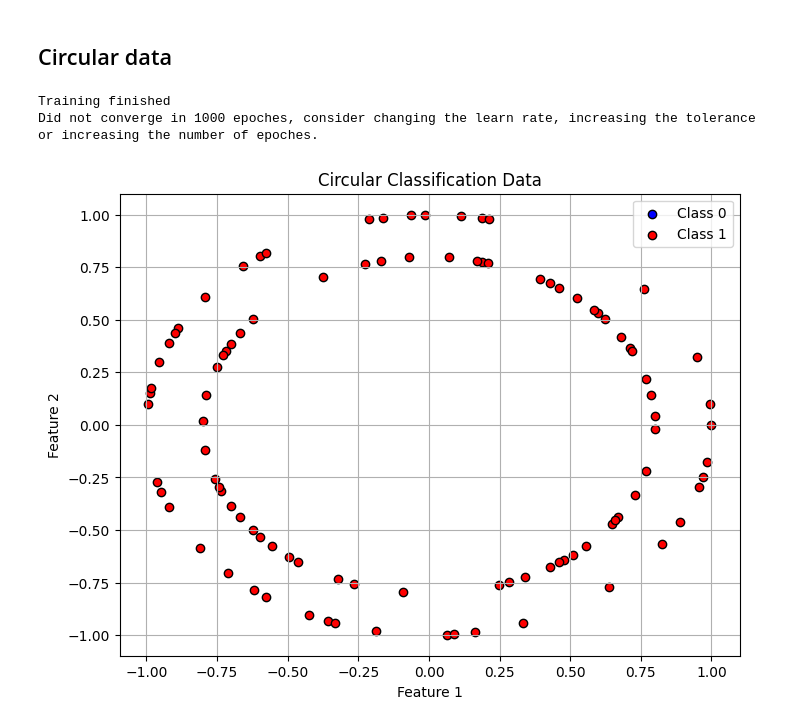
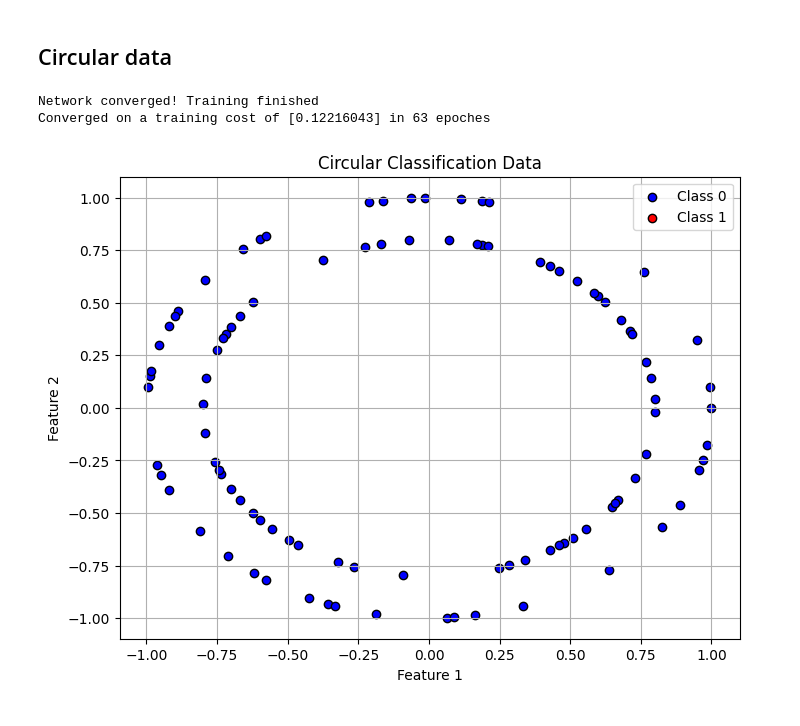
Before and after one commit to jackgoodsall/Learning-Machine-Learning-, a Jupyter notebook: Deep_Learning/SimpleNeuralNetworks/Experimentation/NNScratchTests.ipynb, the cells around one changed output. Drawn from its saved outputs; the diff is of its cells as text; code cells hidden in the pictures.

```diff
--- a/Deep_Learning/SimpleNeuralNetworks/Experimentation/NNScratchTests.ipynb
+++ b/Deep_Learning/SimpleNeuralNetworks/Experimentation/NNScratchTests.ipynb
@@ -44,35 +41,40 @@ print( XOR_Gate.predict(x) )
 # %% [markdown]
 ## Circular data
 # %%
+import NNFunctionUtils
 circularX, circulary = datasets.make_circles(n_samples = 500, random_state = 42)
 
 circularX_train, circularX_test, circulary_train, circulary_test = train_test_split(circularX, circulary, random_state = 42, train_size = 0.8)
 
 
 circularNN = NeuralNetwork()
 
 circularNN.add_input(2)
-circularNN.add_dense(20, activation_function= "ReLU")
-circularNN.add_dense(100, activation_function= "ReLU")
-circularNN.add_dense(20, activation_function= "ReLU")
-circularNN.add_output(1, activation_function="")
+circularNN.add_dense(5, activation_function= "ReLU")
+circularNN.add_dense(5, activation_function= "ReLU")
+circularNN.add_dense(10, activation_function= "ReLU")
+circularNN.add_output(1)
 
-circularNN.train(circularX_train, circulary_train.reshape(-1, 1), epoches = 1000, learn_rate = 0.1, print_information = True)
+circularNN.train(circularX_train, circulary_train.reshape(-1, 1), epoches = 100000, learn_rate = 0.01, print_information = True, loss_function="BCEL")
+
+sigmoid = NNFunctionUtils.ActivationFunctions.sigmoid
+
 pred = circularNN.predict(circularX_test)
+
 
 pred_binary = (pred > 0.5).astype(int)
 
 
 plt.figure(figsize=(8, 6))
 plt.scatter(circularX_test[pred_binary.flatten() == 0][:, 0], circularX_test[pred_binary.flatten() == 0][:, 1], color='blue', label='Class 0', edgecolor='k')
 plt.scatter(circularX_test[pred_binary.flatten() == 1][:, 0], circularX_test[pred_binary.flatten() == 1][:, 1], color='red', label='Class 1', edgecolor='k')
 plt.title('Circular Classification Data')
 plt.xlabel('Feature 1')
 plt.ylabel('Feature 2')
 plt.legend()
 plt.grid(True)
 plt.show()
 # %% [output]
-Training finished
-Did not converge in 1000 epoches, consider changing the learn rate, increasing the tolerance or increasing the number of epoches.
+Network converged! Training finished
+Converged on a training cost of [0.12216043] in 63 epoches
-[figure, old version]
+[figure, new version]
```
Also changed, not shown: parts of 6 cells of this notebook, 3 other files.
